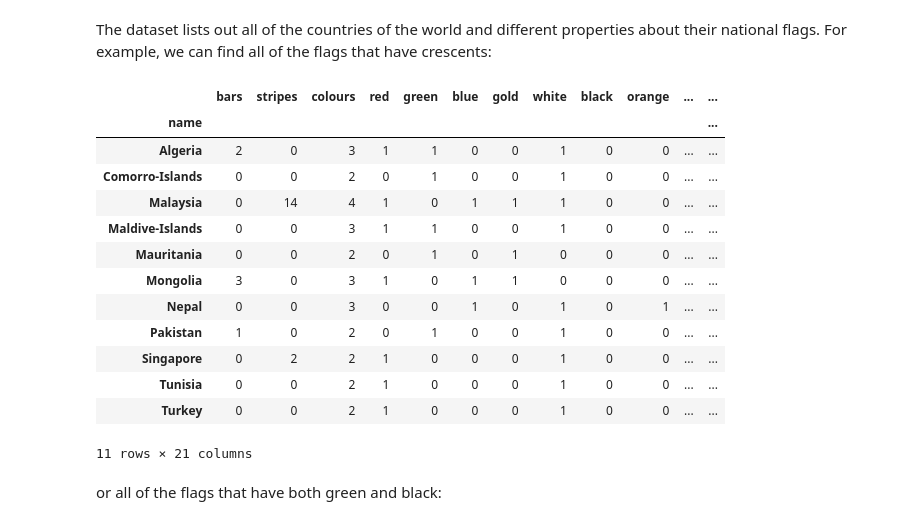
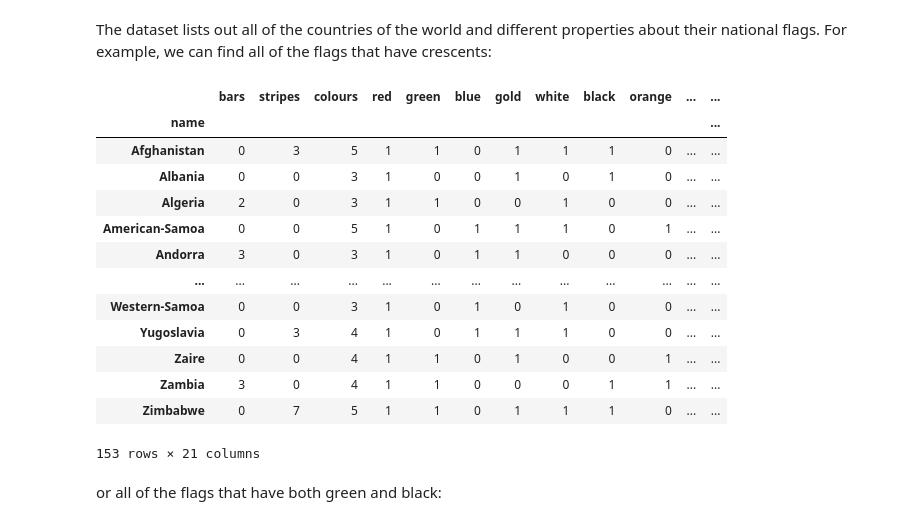
Before and after one commit to sjyk/cmsc21800, a Jupyter notebook: Clustering and Dimensionality Reduction.ipynb, the cells around one changed output. Drawn from its saved outputs; the diff is of its cells as text; code cells hidden in the pictures.

```diff
--- a/Clustering and Dimensionality Reduction.ipynb
+++ b/Clustering and Dimensionality Reduction.ipynb
@@ -22,22 +28,22 @@ flag[:5]
 # %% [markdown]
 The dataset lists out all of the countries of the world and different properties about their national flags. For example, we can find all of the flags that have crescents:
 # %%
-flag[flag['crescent'] == 1]
+flag[flag['red'] > 0]
 # %% [output]
 |  | bars | stripes | colours | red | green | blue | gold | white | black | orange | ... | ... |
 | name |  |  |  |  |  |  |  |  |  |  |  | ... |
+| Afghanistan | 0 | 3 | 5 | 1 | 1 | 0 | 1 | 1 | 1 | 0 | ... | ... |
+| Albania | 0 | 0 | 3 | 1 | 0 | 0 | 1 | 0 | 1 | 0 | ... | ... |
 | Algeria | 2 | 0 | 3 | 1 | 1 | 0 | 0 | 1 | 0 | 0 | ... | ... |
-| Comorro-Islands | 0 | 0 | 2 | 0 | 1 | 0 | 0 | 1 | 0 | 0 | ... | ... |
-| Malaysia | 0 | 14 | 4 | 1 | 0 | 1 | 1 | 1 | 0 | 0 | ... | ... |
-| Maldive-Islands | 0 | 0 | 3 | 1 | 1 | 0 | 0 | 1 | 0 | 0 | ... | ... |
-| Mauritania | 0 | 0 | 2 | 0 | 1 | 0 | 1 | 0 | 0 | 0 | ... | ... |
-| Mongolia | 3 | 0 | 3 | 1 | 0 | 1 | 1 | 0 | 0 | 0 | ... | ... |
-| Nepal | 0 | 0 | 3 | 0 | 0 | 1 | 0 | 1 | 0 | 1 | ... | ... |
-| Pakistan | 1 | 0 | 2 | 0 | 1 | 0 | 0 | 1 | 0 | 0 | ... | ... |
-| Singapore | 0 | 2 | 2 | 1 | 0 | 0 | 0 | 1 | 0 | 0 | ... | ... |
-| Tunisia | 0 | 0 | 2 | 1 | 0 | 0 | 0 | 1 | 0 | 0 | ... | ... |
-| Turkey | 0 | 0 | 2 | 1 | 0 | 0 | 0 | 1 | 0 | 0 | ... | ... |
+| American-Samoa | 0 | 0 | 5 | 1 | 0 | 1 | 1 | 1 | 0 | 1 | ... | ... |
+| Andorra | 3 | 0 | 3 | 1 | 0 | 1 | 1 | 0 | 0 | 0 | ... | ... |
+| ... | ... | ... | ... | ... | ... | ... | ... | ... | ... | ... | ... | ... |
+| Western-Samoa | 0 | 0 | 3 | 1 | 0 | 1 | 0 | 1 | 0 | 0 | ... | ... |
+| Yugoslavia | 0 | 3 | 4 | 1 | 0 | 1 | 1 | 1 | 0 | 0 | ... | ... |
+| Zaire | 0 | 0 | 4 | 1 | 1 | 0 | 1 | 0 | 0 | 1 | ... | ... |
+| Zambia | 3 | 0 | 4 | 1 | 1 | 0 | 0 | 0 | 1 | 1 | ... | ... |
+| Zimbabwe | 0 | 7 | 5 | 1 | 1 | 0 | 1 | 1 | 1 | 0 | ... | ... |
-11 rows × 21 columns
+153 rows × 21 columns
 # %% [markdown]
 or all of the flags that have both green and black:
 # %%
```
Also changed, not shown: parts of 18 cells of this notebook, 3 other files.
